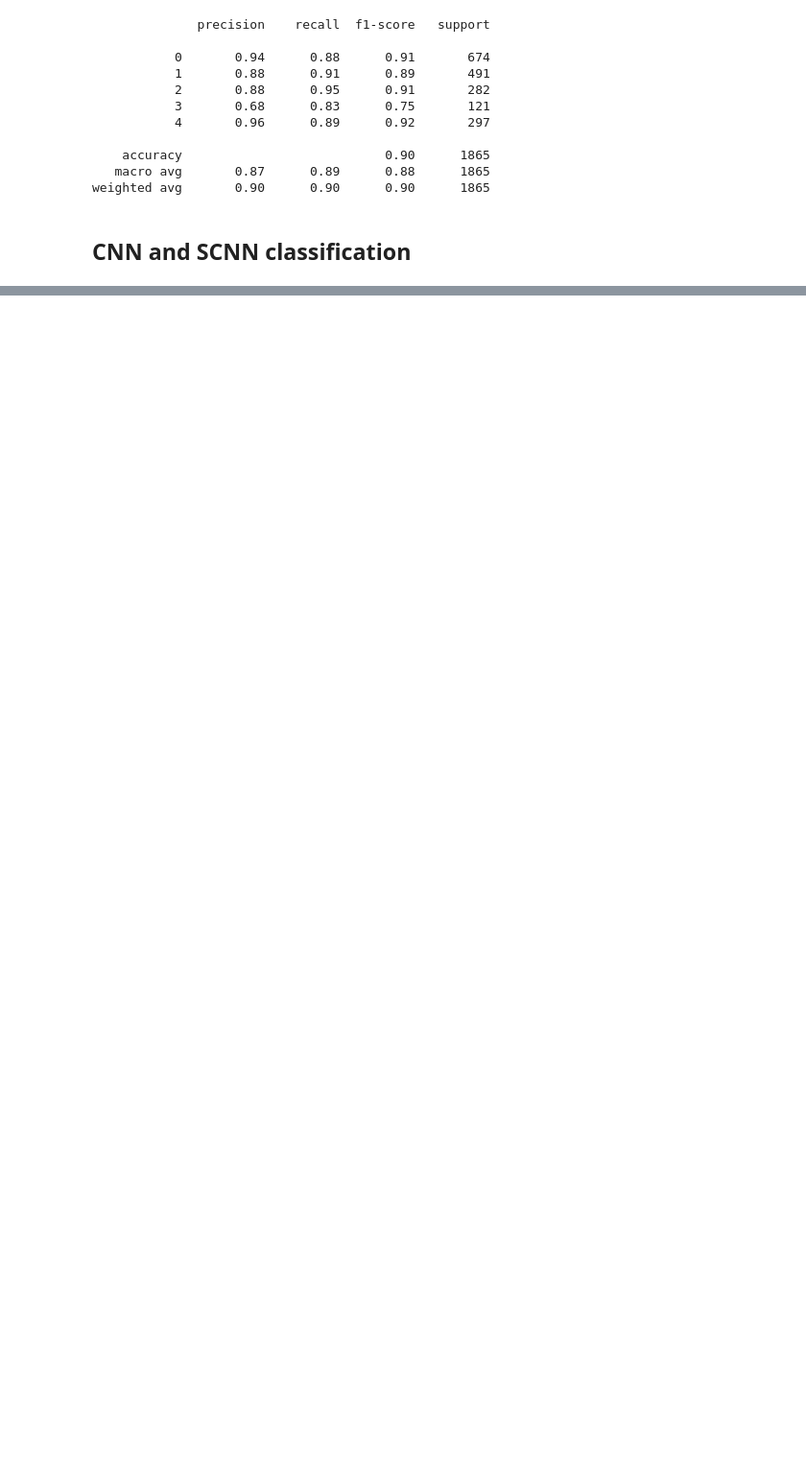
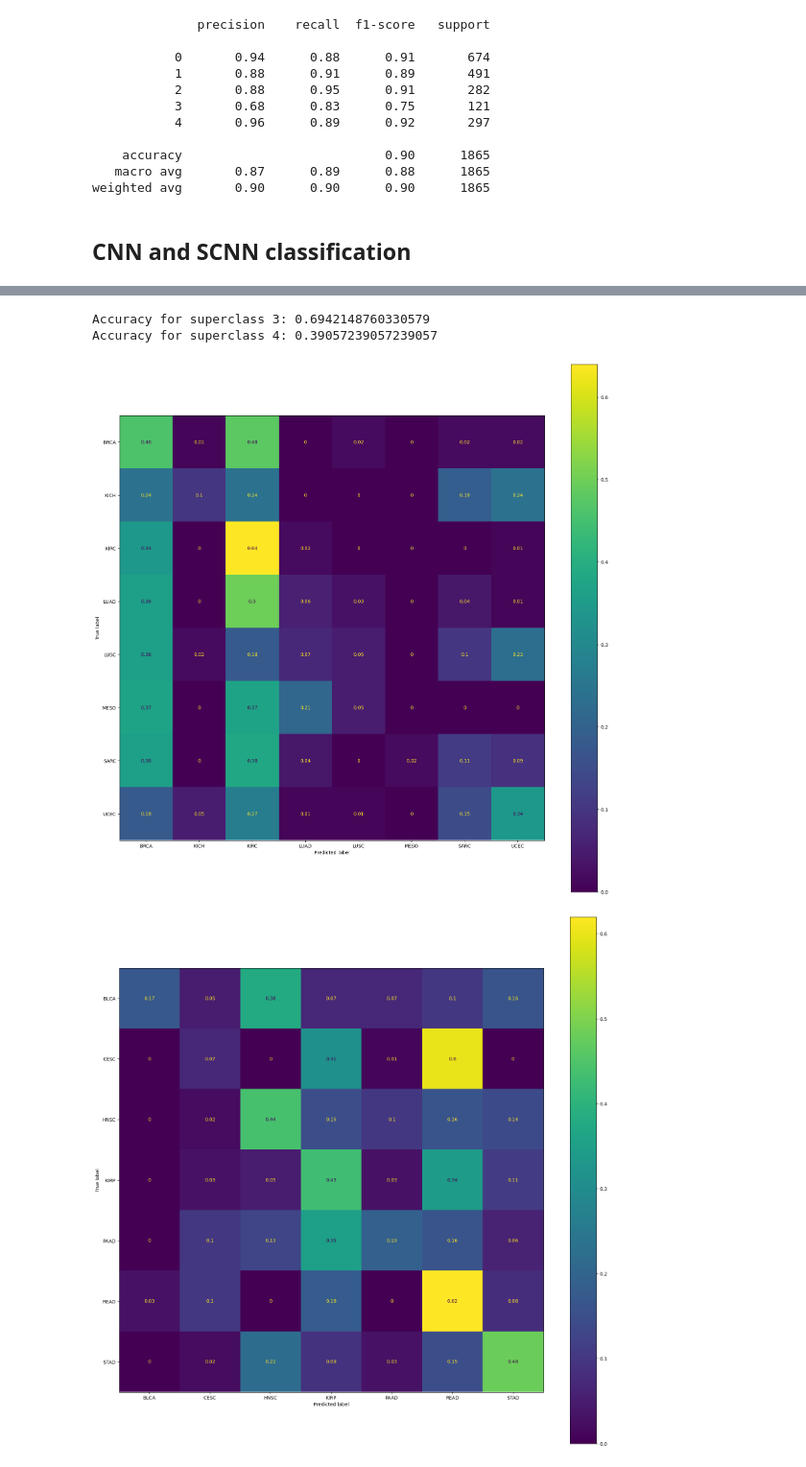
Before and after one commit to CarachinoAlessio/cancer_miRNA_classification_with_spiking_neural_network, a Jupyter notebook: test.ipynb, the cells around one changed output, grey strips where cells are left out. Shown at 96% size. Saved outputs shown, nothing was run; the diff lists cells and outputs as text; code cells hidden in the pictures; blank space fills up the shorter version.

```diff
--- a/test.ipynb
+++ b/test.ipynb
@@ -330,5 +360,5 @@ def experiment(model_name: str, params: dict, metalabel: int, labels_of_metaclas
 # %%
-model_name = 'scnn'
+model_name = 'cnn'
 epochs = 100
 # %%
 
@@ -433,0 +398,4 @@ Accuracy for superclass 4: 0.4149305555555556
+# %%
+reshaped_test_data = np.hstack((test_data, test_label.reshape((len(test_label), 1))))
+reduced_test_features, s_labels = fs.reduce_dimensionality(reshaped_test_data, True, 'test')
+reduced_test_features
@@ -433,0 +440,11 @@ Accuracy for superclass 4: 0.4149305555555556
+# %%
+from src.utils.data_loading_functions import CancerDataset
+import pandas as pd
+
+datasets_per_superclass = []
+for i in range(len(superclasses)):
+    dataset1 = np.hstack((reduced_test_features[i], np.asarray(s_labels[i]).reshape((len(s_labels[i]), 1))))
+    datasets_per_superclass.append(CancerDataset(csv_file='.', labels_of_metaclass = superclasses[i], data=pd.DataFrame(dataset1)))
+
+for d in datasets_per_superclass:
+    print(d.__len__())
@@ -433,0 +457,34 @@ Accuracy for superclass 4: 0.4149305555555556
+# %%
+model_name = 'cnn'
+loss_fn = SF.mse_count_loss(correct_rate=1.0, incorrect_rate=0.0) if model_name.startswith('s') else nn.CrossEntropyLoss()
+# %%
+from src.utils.statistics import plot_confusion_matrix
+#For each superclass, we load the model and we test it on the corresponding dataset
+for i in range(len(superclasses)):
+    params = load_params(model_name, i)
+    test_dataloader = torch.utils.data.DataLoader(datasets_per_superclass[i], batch_size=128, shuffle=True)
+    model = load_model(os.path.join('models', model_name), model_name, i, len(superclasses[i]), params, test_dataloader)
+    if model_name.startswith('cnn'):
+        accuracy = test(test_dataloader, model, loss_fn)
+    else:
+        accuracy = test_accuracy(test_dataloader, model)
+    print(f"Accuracy for superclass {i}: {accuracy}")
+
+    # Get the predictions
+    y_true = []
+    y_pred = []
+    with torch.no_grad():
+        for X, y in test_dataloader:
+            X = X.to(device)
+            y = y.to(device)
+            predictions = model(X)
+            _, predicted_labels = torch.max(predictions, 1)
+            y_true.extend(y.cpu().numpy())
+            y_pred.extend(predicted_labels.cpu().numpy())
+
+    # Create the confusion matrix
+    cm = confusion_matrix(y_true, y_pred)
+
+    # Plot the confusion matrix
+    show_matrix(y_true, y_pred, superclasses[i])
+# %% [output]
@@ -433,0 +494,4 @@ Accuracy for superclass 4: 0.4149305555555556
+Accuracy for superclass 3: 0.6942148760330579
+Accuracy for superclass 4: 0.39057239057239057
+[figure, added]
+[figure, added]
```
Also changed, not shown: parts of 15 cells of this notebook, 4 other files.
